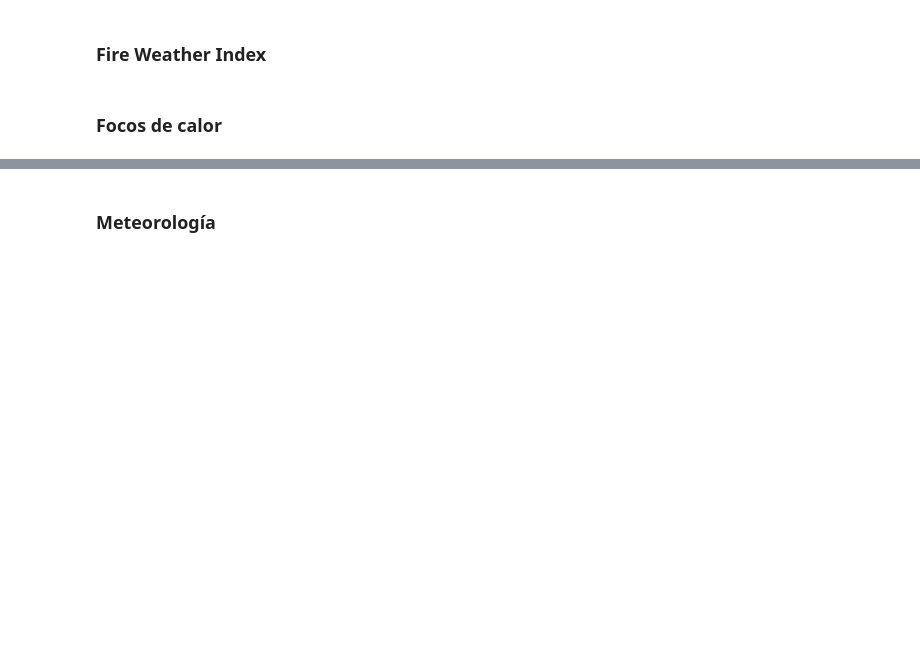
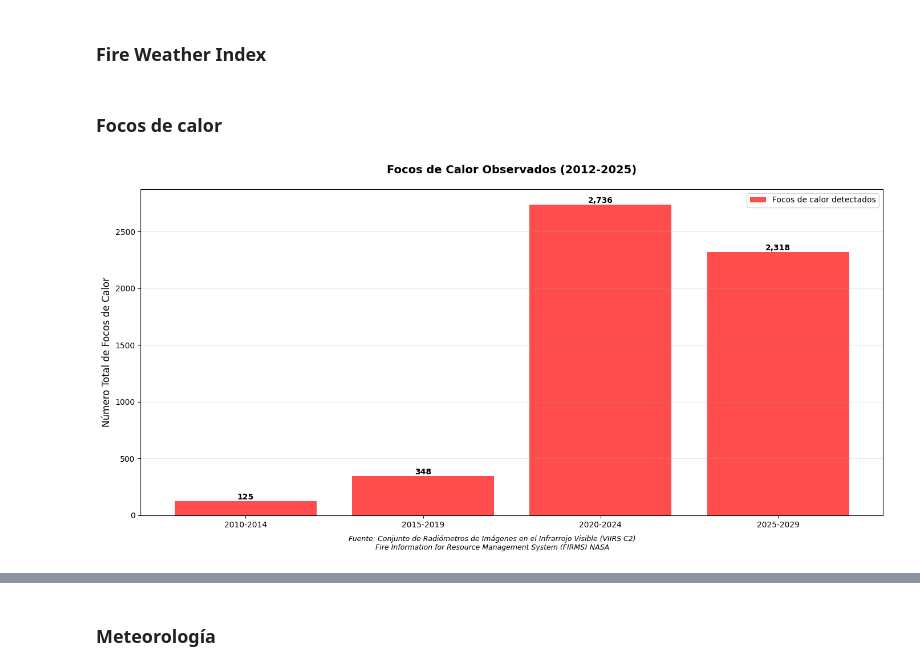
Before and after one commit to HunterCitto/199---Seminario-Final, a Jupyter notebook: notebooks/Seminario Final.ipynb, the cells around one changed output, grey strips where cells are left out. Cells and saved outputs as stored; diff of their text form; code cells hidden in the pictures; blank space fills up the shorter version.

```diff
--- a/notebooks/Seminario Final.ipynb
+++ b/notebooks/Seminario Final.ipynb
@@ -767,4 +763,39 @@ fig_risk.show()
 # %% [markdown]
 
 ### Focos de calor
+# %%
+df_hist = pd.read_csv(f'{cfg.DATA_RAW}/firms/fire_archive_SV-C2_688791.csv')
+
+df_hist = df_hist[df_hist['confidence'] != 'l']
+
+df_hist['acq_date'] = pd.to_datetime(df_hist['acq_date'])
+df_hist['year'] = df_hist['acq_date'].dt.year
+
+
+df_hist['periodo_5anios'] = (df_hist['year'] // 5) * 5
+fires_5year = df_hist.groupby('periodo_5anios').size().reset_index(name = 'num_fires')
+fires_5year['periodo_label'] = fires_5year['periodo_5anios'].astype(str) + '-' + (fires_5year['periodo_5anios'] + 4).astype(str)
+
+fig, ax1 = plt.subplots(1, 1, figsize = (14, 7))
+
+ax1.bar(fires_5year['periodo_label'], fires_5year['num_fires'],
+        color = 'red', alpha = 0.7, label = 'Focos de calor detectados')
+
+ax1.set_title('Focos de Calor Observados (2012-2025)', fontsize = 14, fontweight = 'bold', pad = 20)
+ax1.set_ylabel('Número Total de Focos de Calor', fontsize = 12)
+ax1.grid(True, alpha = 0.3, axis = 'y')
+ax1.legend()
+
+for i, row in fires_5year.iterrows():
+    ax1.text(i, row['num_fires'], f'{row["num_fires"]:,}', ha = 'center', va = 'bottom',
+             fontsize = 10, fontweight = 'bold')
+
+source_text = "Fuente: Conjunto de Radiómetros de Imágenes en el Infrarrojo Visible (VIIRS C2)\nFire Information for Resource Management System (FIRMS) NASA"
+plt.figtext(0.5, 0.01, source_text, ha = 'center', va = 'bottom', fontsize = 9, style = 'italic')
+
+plt.tight_layout()
+plt.subplots_adjust(bottom = 0.1)
+plt.show()
+# %% [output]
+[figure, added]
 # %%
```
Also changed, not shown: parts of 26 cells of this notebook, 22 other files.
